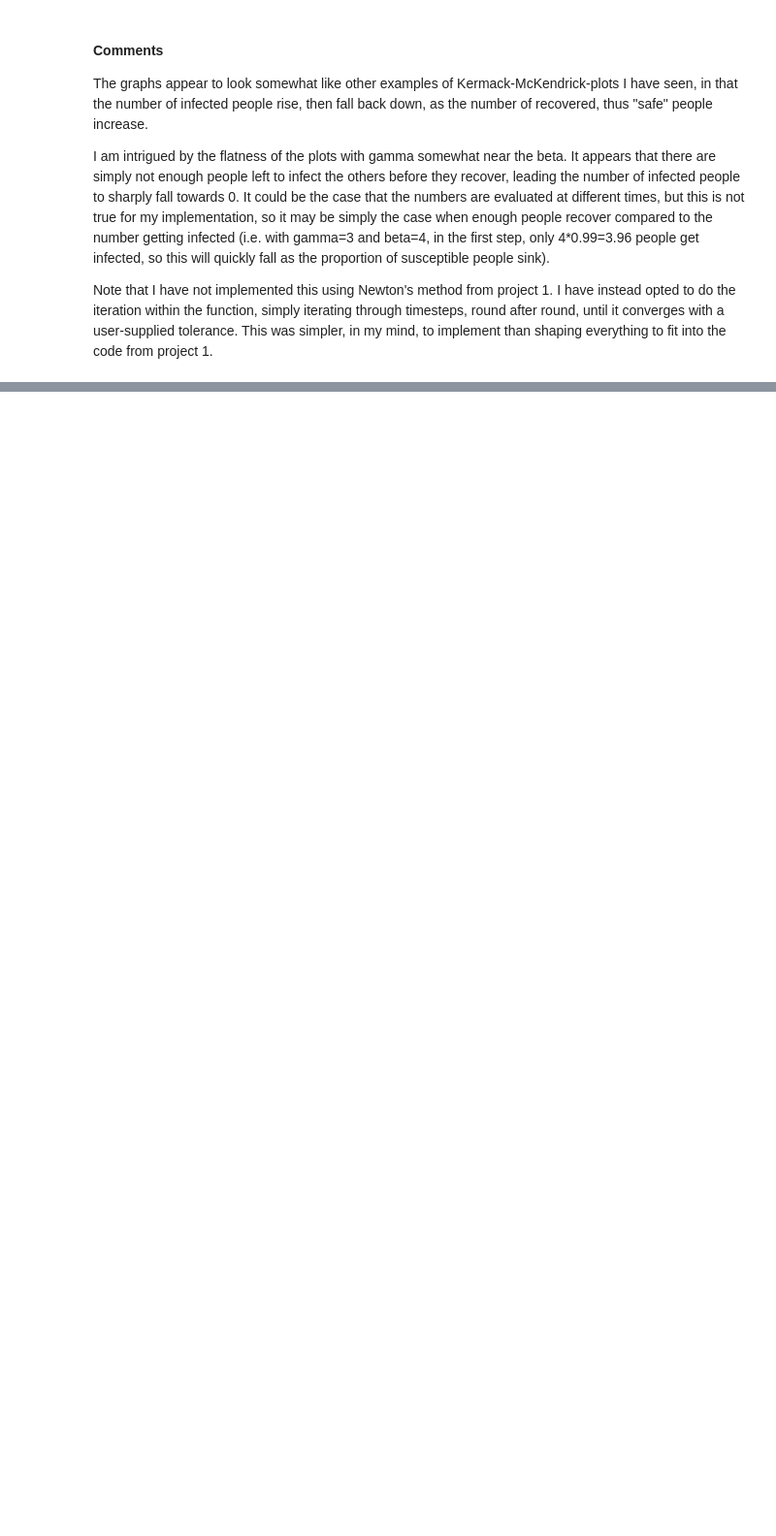
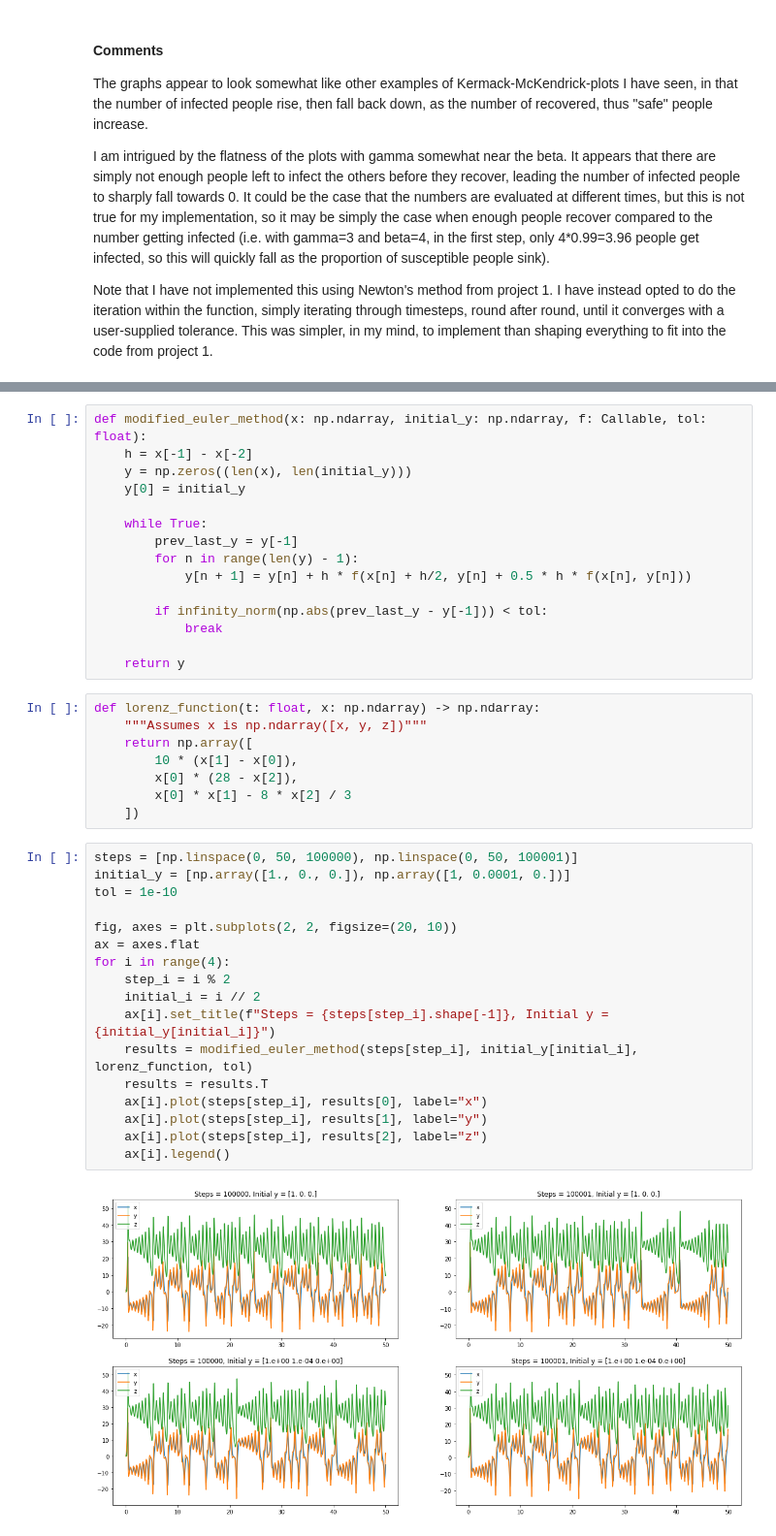
Before and after one commit to BollaBerg/MA2501-Numerical-methods, a Jupyter notebook: project-3/project-3.ipynb, the cells around one changed output, grey strips where cells are left out. Shown at 97% size. Drawn from its saved outputs; the diff is of its cells as text; blank space fills up the shorter version.

```diff
--- a/project-3/project-3.ipynb
+++ b/project-3/project-3.ipynb
@@ -294,0 +304,42 @@ Note that I have not implemented this using Newton's method from project 1. I ha
+# %%
+def modified_euler_method(x: np.ndarray, initial_y: np.ndarray, f: Callable, tol: float):
+    h = x[-1] - x[-2]
+    y = np.zeros((len(x), len(initial_y)))
+    y[0] = initial_y
+
+    while True:
+        prev_last_y = y[-1]
+        for n in range(len(y) - 1):
+            y[n + 1] = y[n] + h * f(x[n] + h/2, y[n] + 0.5 * h * f(x[n], y[n]))
+
+        if infinity_norm(np.abs(prev_last_y - y[-1])) < tol:
+            break
+
+    return y
+# %%
+def lorenz_function(t: float, x: np.ndarray) -> np.ndarray:
+    """Assumes x is np.ndarray([x, y, z])"""
+    return np.array([
+        10 * (x[1] - x[0]),
+        x[0] * (28 - x[2]),
+        x[0] * x[1] - 8 * x[2] / 3
+    ])
+# %%
+steps = [np.linspace(0, 50, 100000), np.linspace(0, 50, 100001)]
+initial_y = [np.array([1., 0., 0.]), np.array([1, 0.0001, 0.])]
+tol = 1e-10
+
+fig, axes = plt.subplots(2, 2, figsize=(20, 10))
+ax = axes.flat
+for i in range(4):
+    step_i = i % 2
+    initial_i = i // 2
+    ax[i].set_title(f"Steps = {steps[step_i].shape[-1]}, Initial y = {initial_y[initial_i]}")
+    results = modified_euler_method(steps[step_i], initial_y[initial_i], lorenz_function, tol)
+    results = results.T
+    ax[i].plot(steps[step_i], results[0], label="x")
+    ax[i].plot(steps[step_i], results[1], label="y")
+    ax[i].plot(steps[step_i], results[2], label="z")
+    ax[i].legend()
+# %% [output]
+[figure, added]
```
Also changed, not shown: parts of 2 cells of this notebook.
